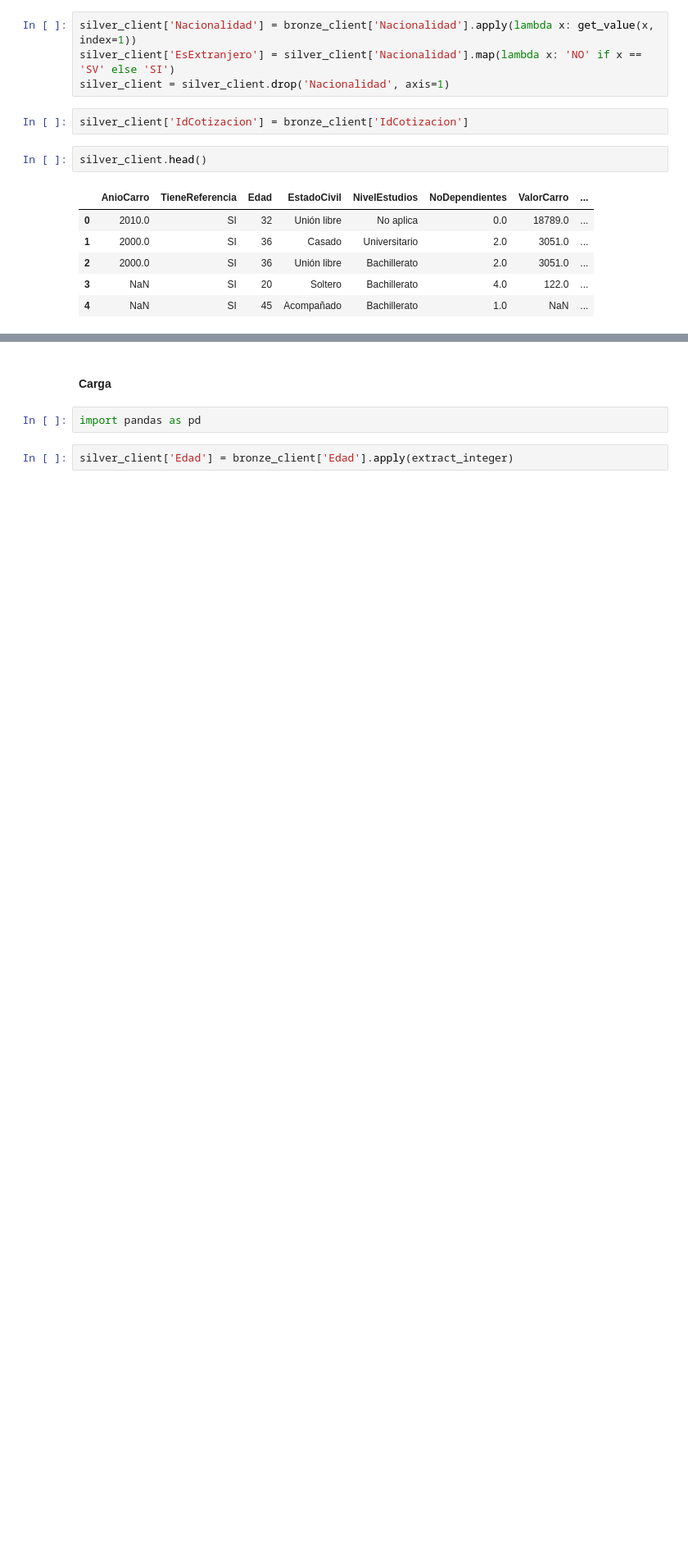
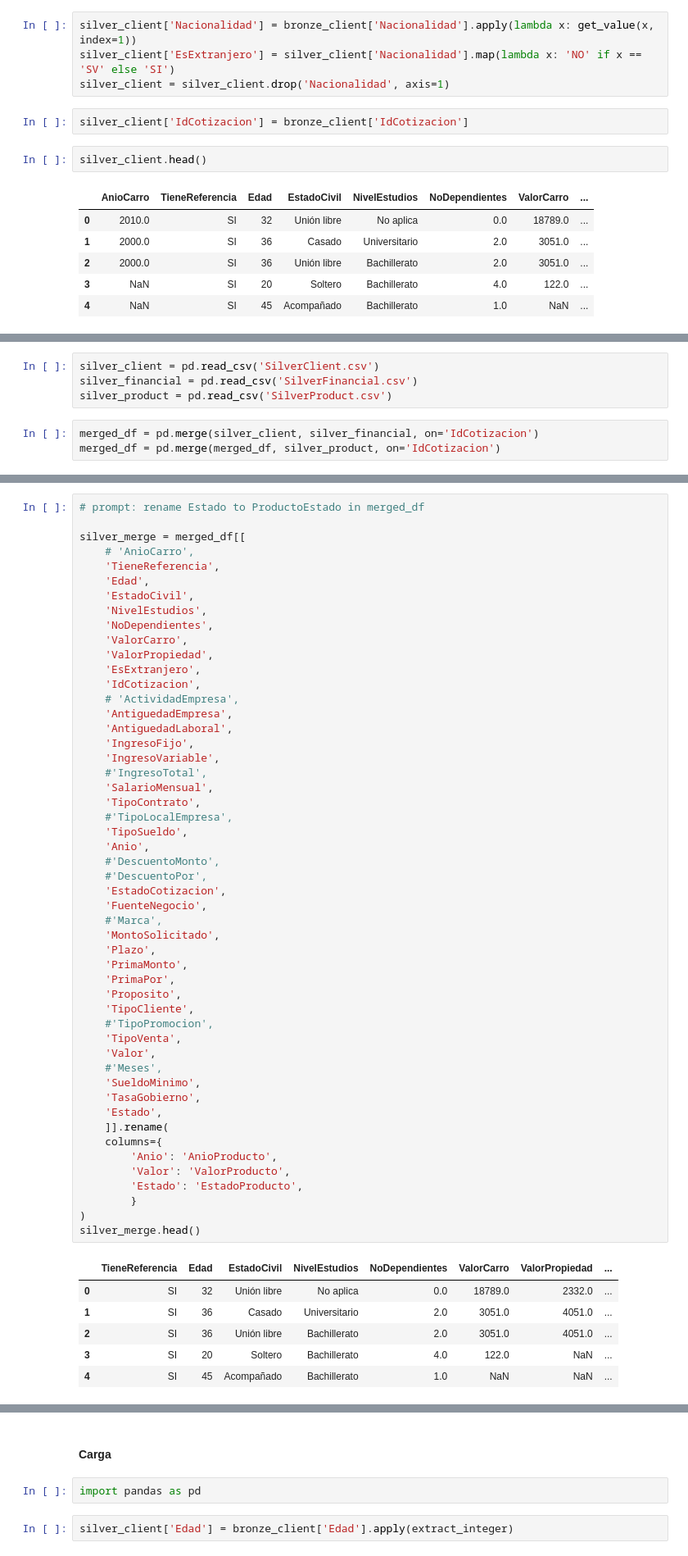
Before and after one commit to einjunge99/ETL, a Jupyter notebook: CreditFactory_v3_0_(Precalificación).ipynb, the cells around one changed output, grey strips where cells are left out. Shown at 82% size. Drawn from its saved outputs; the diff is of its cells as text; blank space fills up the shorter version.

Commit message:
21/08 - Merge de csv de client, financial y product

```diff
--- a/CreditFactory_v3_0_(Precalificación).ipynb
+++ b/CreditFactory_v3_0_(Precalificación).ipynb
@@ -1685,0 +1690,7 @@ silver_client.head()
+# %%
+silver_client = pd.read_csv('SilverClient.csv')
+silver_financial = pd.read_csv('SilverFinancial.csv')
+silver_product = pd.read_csv('SilverProduct.csv')
+# %%
+merged_df = pd.merge(silver_client, silver_financial, on='IdCotizacion')
+merged_df = pd.merge(merged_df, silver_product, on='IdCotizacion')
@@ -1685,0 +1709,58 @@ silver_client.head()
+# %%
+# prompt: rename Estado to ProductoEstado in merged_df
+
+silver_merge = merged_df[[
+    # 'AnioCarro',
+    'TieneReferencia',
+    'Edad',
+    'EstadoCivil',
+    'NivelEstudios',
+    'NoDependientes',
+    'ValorCarro',
+    'ValorPropiedad',
+    'EsExtranjero',
+    'IdCotizacion',
+    # 'ActividadEmpresa',
+    'AntiguedadEmpresa',
+    'AntiguedadLaboral',
+    'IngresoFijo',
+    'IngresoVariable',
+    #'IngresoTotal',
+    'SalarioMensual',
+    'TipoContrato',
+    #'TipoLocalEmpresa',
+    'TipoSueldo',
+    'Anio',
+    #'DescuentoMonto',
+    #'DescuentoPor',
+    'EstadoCotizacion',
+    'FuenteNegocio',
+    #'Marca',
+    'MontoSolicitado',
+    'Plazo',
+    'PrimaMonto',
+    'PrimaPor',
+    'Proposito',
+    'TipoCliente',
+    #'TipoPromocion',
+    'TipoVenta',
+    'Valor',
+    #'Meses',
+    'SueldoMinimo',
+    'TasaGobierno',
+    'Estado',
+    ]].rename(
+    columns={
+        'Anio': 'AnioProducto',
+        'Valor': 'ValorProducto',
+        'Estado': 'EstadoProducto',
+        }
+)
+silver_merge.head()
+# %% [output]
+|  | TieneReferencia | Edad | EstadoCivil | NivelEstudios | NoDependientes | ValorCarro | ValorPropiedad | ... |
+| 0 | SI | 32 | Unión libre | No aplica | 0.0 | 18789.0 | 2332.0 | ... |
+| 1 | SI | 36 | Casado | Universitario | 2.0 | 3051.0 | 4051.0 | ... |
+| 2 | SI | 36 | Unión libre | Bachillerato | 2.0 | 3051.0 | 4051.0 | ... |
+| 3 | SI | 20 | Soltero | Bachillerato | 4.0 | 122.0 | NaN | ... |
+| 4 | SI | 45 | Acompañado | Bachillerato | 1.0 | NaN | NaN | ... |
```
Also changed, not shown: parts of 26 cells of this notebook.
